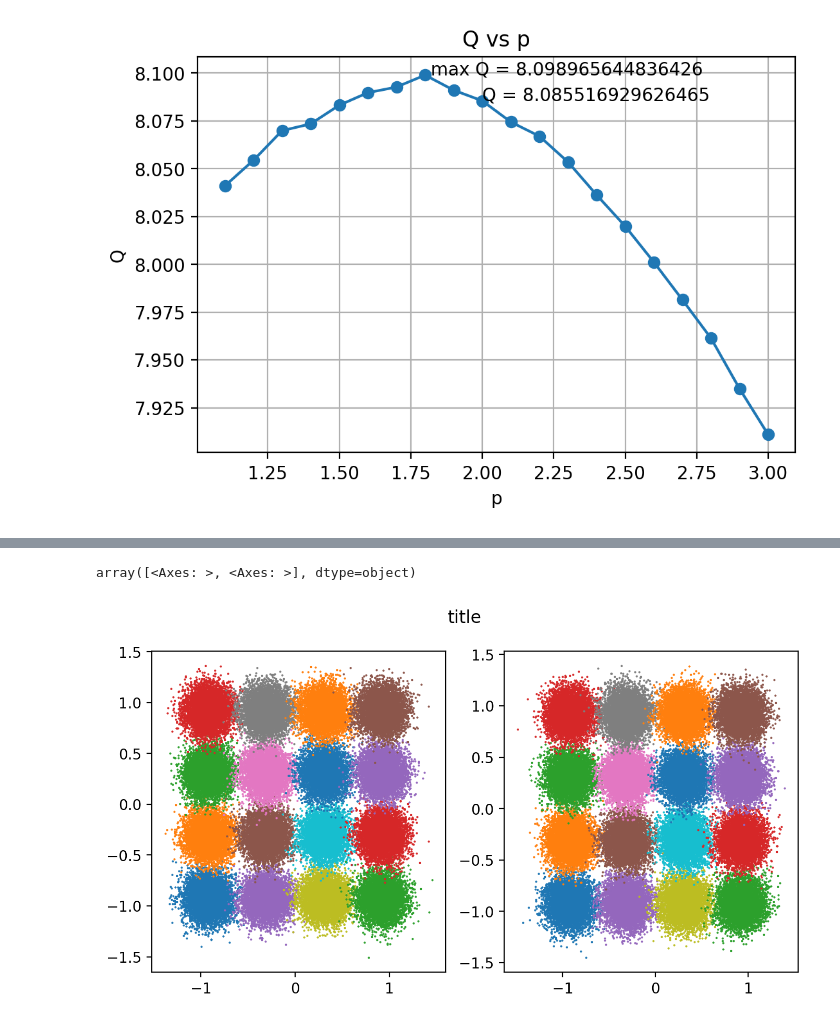
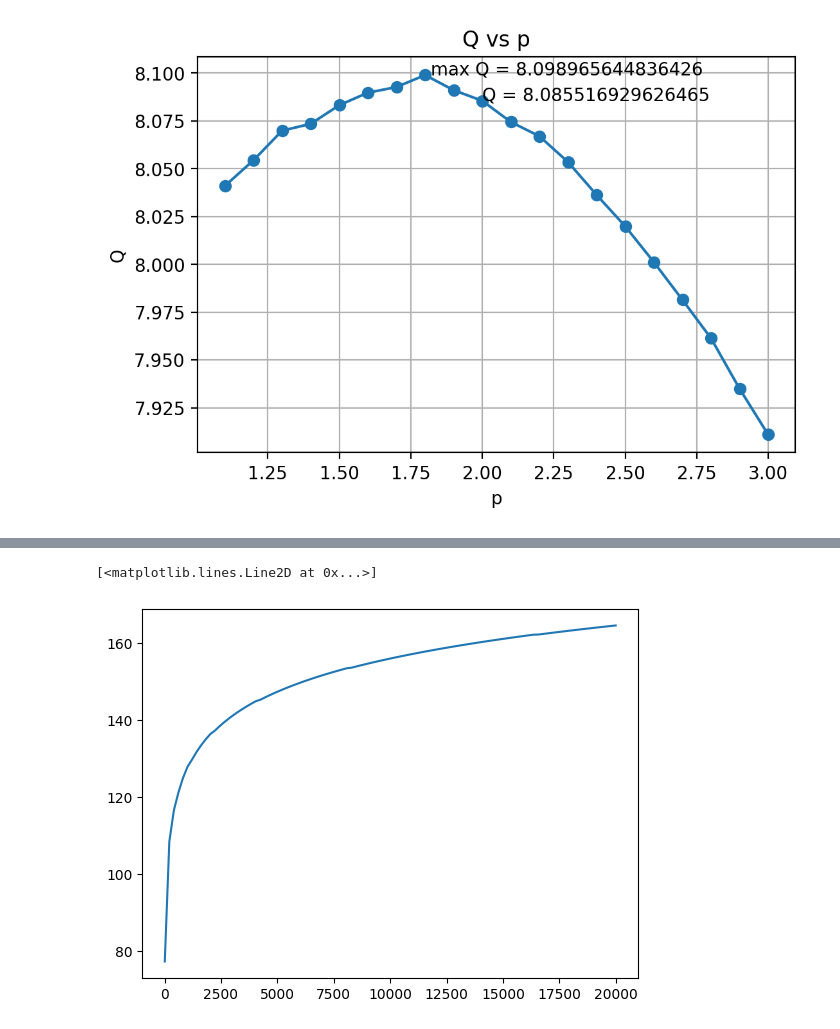
Before and after one commit to xinyuxiao113/pkufiber, a Jupyter notebook: develop.ipynb, the cells around one changed output, grey strips where cells are left out. Cells and saved outputs as stored; diff of their text form; code cells hidden in the pictures.

```diff
--- a/develop.ipynb
+++ b/develop.ipynb
@@ -65,8 +57,16 @@ experiments/80G_3ch_fdbp_v1 rmps: 1322.7408844584097
 # %%
-import pkufiber as pf
-y = np.load(paths[0] + '/results/y_2dBm.npy')
-x = np.load(paths[0] + '/results/x_2dBm.npy')
-pf.show_symb(y[0:5000], x[0:5000], s=1)
+# import pkufiber as pf
+# y = np.load(paths[0] + '/results/y_2dBm.npy')
+# x = np.load(paths[0] + '/results/x_2dBm.npy')
+# pf.show_symb(y[0:5000], x[0:5000], s=1)
-# %% [output]
-array([<Axes: >, <Axes: >], dtype=object)
-[figure, removed]
+# %%
+from pkufiber.dsp.nonlinear_compensation.rmps import  rmps_edc
+import matplotlib.pyplot as plt
+
+N = np.linspace(10, 20000, 100)
+R = [rmps_edc(n) for n in N]
+# %%
+plt.plot(N, R)
+# %% [output]
+[<matplotlib.lines.Line2D at 0x...>]
+[figure, added]
```
Also changed, not shown: parts of 2 cells of this notebook, 9 other files.
